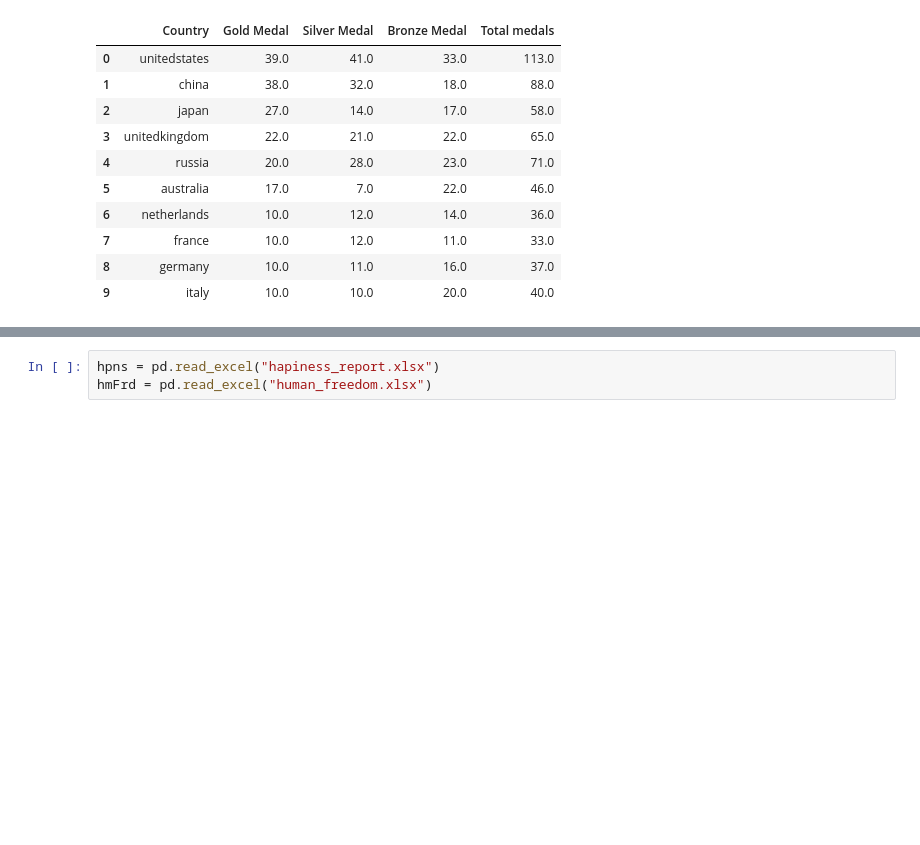
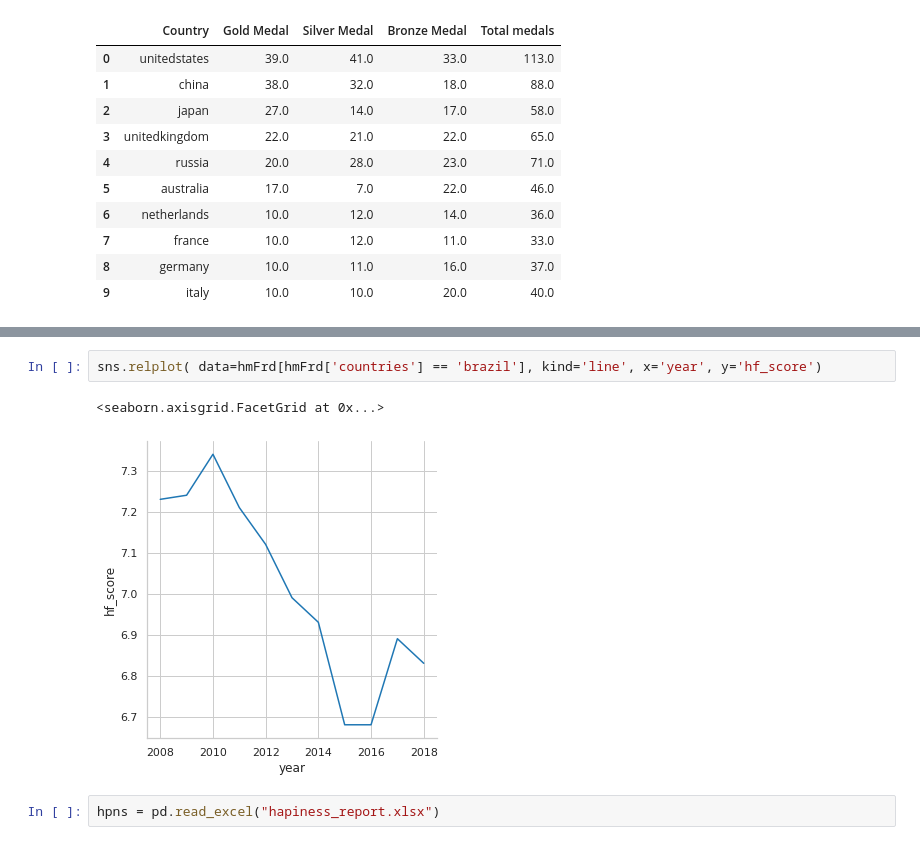
Before and after one commit to HugoVasc/DesafioCIS, a Jupyter notebook: Desafio.ipynb, the cells around one changed output, grey strips where cells are left out. Saved outputs shown, nothing was run; the diff lists cells and outputs as text; blank space fills up the shorter version.

```diff
--- a/Desafio.ipynb
+++ b/Desafio.ipynb
@@ -202,3 +260,7 @@ literacyByRegion.groupby(['Region']).mean()
+# %%
+sns.relplot( data=hmFrd[hmFrd['countries'] == 'brazil'], kind='line', x='year', y='hf_score')
+# %% [output]
+<seaborn.axisgrid.FacetGrid at 0x...>
+[figure, added]
 # %%
 hpns = pd.read_excel("hapiness_report.xlsx")
-hmFrd = pd.read_excel("human_freedom.xlsx")
```
Also changed, not shown: parts of 8 cells of this notebook, 1 other file.
